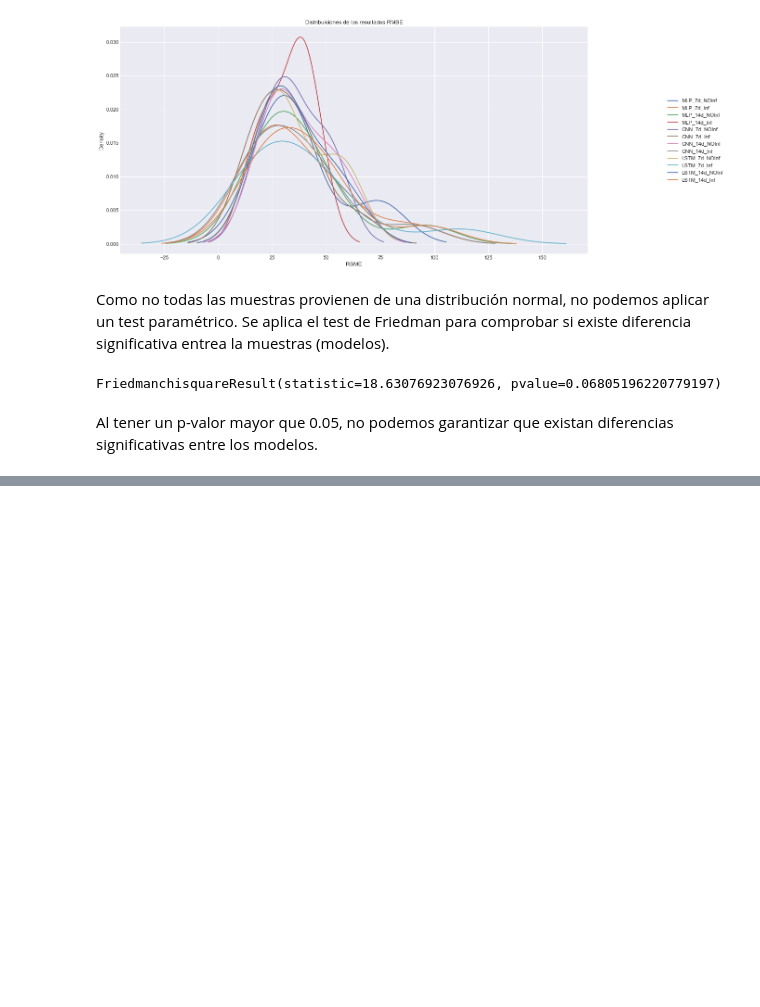
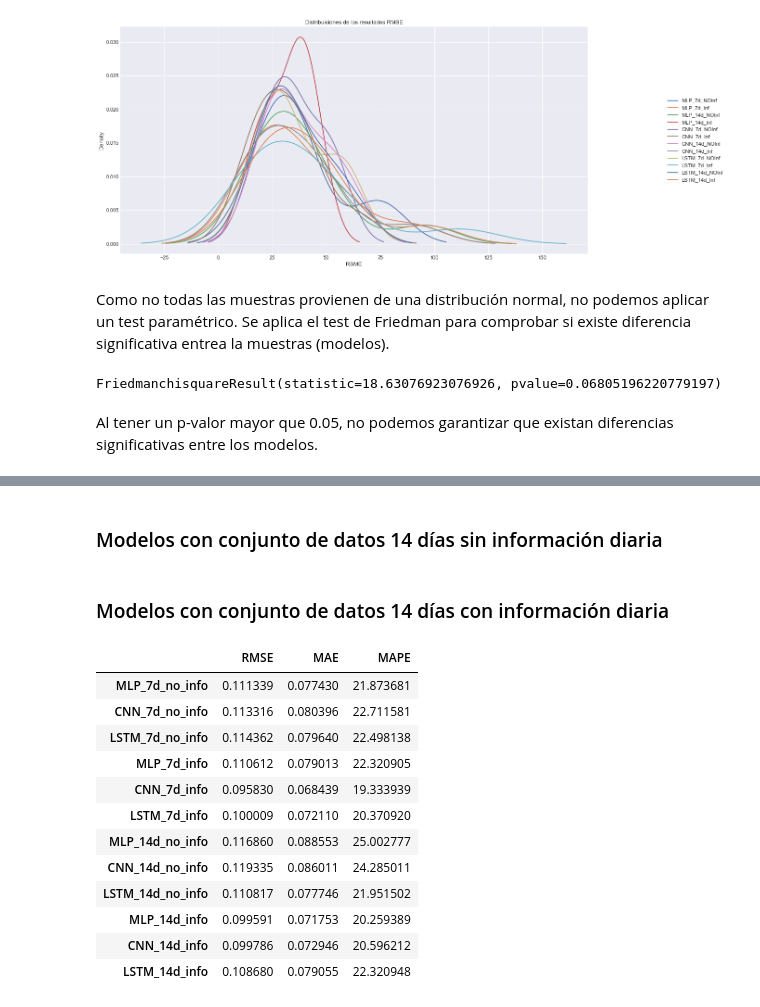
Before and after one commit to AlexMtGit/TFG, a Jupyter notebook: Notebooks/06_Comparacion.ipynb, the cells around one changed output, grey strips where cells are left out. Drawn from its saved outputs; the diff is of its cells as text; code cells hidden in the pictures; blank space fills up the shorter version.

```diff
--- a/Notebooks/06_Comparacion.ipynb
+++ b/Notebooks/06_Comparacion.ipynb
@@ -268,0 +351,2 @@ Al tener un p-valor mayor que 0.05, no podemos garantizar que existan diferencia
+# %% [markdown]
+### Modelos con conjunto de datos 14 días sin información diaria
@@ -268,0 +383,48 @@ Al tener un p-valor mayor que 0.05, no podemos garantizar que existan diferencia
+# %% [markdown]
+### Modelos con conjunto de datos 14 días con información diaria
+# %%
+df_14d_info = pd.read_csv(r'./consumo_diario_03_14d_info.csv',parse_dates=["Fecha"], index_col=["Fecha"])
+_, X_test_14d_info, _, y_test_true = supporter.split_train_test(df_14d_info,
+                                                train_size_=train_size,test_size_=test_size,scale=True,verbose=False)
+
+
+# MLP
+clf_mlp_14d_info_normalizado = joblib.load('mlp_14d_info_normalizado_clf.pkl')
+predictor_mlp_14d_info = clf_mlp_14d_info_normalizado.best_estimator_
+y_pred_mlp_14d_info = predictor_mlp_14d_info.predict(X_test_14d_info)
+mlp_14d_info_rmse_test, mlp_14d_info_mae_test, mlp_14d_info_mape_test=supporter.get_test_prediction_errors(y_test_true,
+                                                                                                        y_pred_mlp_14d_info)
+errores_df.loc['MLP_14d_info'] = [mlp_14d_info_rmse_test, mlp_14d_info_mae_test, mlp_14d_info_mape_test]
+modelos.append('MLP_14d_info')
+
+# CNN
+predictor_cnn_14d_info = load_model('CNN_14d_info_normalizado_best_model.h5')
+y_pred_cnn_14d_info = predictor_cnn_14d_info.predict(X_test_14d_info)
+cnn_14d_info_rmse_test, cnn_14d_info_mae_test, cnn_14d_info_mape_test=supporter.get_test_prediction_errors(y_test_true,
+                                                                                                        y_pred_cnn_14d_info)
+errores_df.loc['CNN_14d_info'] = [cnn_14d_info_rmse_test, cnn_14d_info_mae_test, cnn_14d_info_mape_test]
+modelos.append('CNN_14d_info')
+
+# LSTM
+predictor_lstm_14d_info = load_model('LSTM_14d_info_normalizado_best_model.h5')
+y_pred_lstm_14d_info = predictor_lstm_14d_info.predict(X_test_14d_info)
+lstm_14d_info_rmse_test, lstm_14d_info_mae_test, lstm_14d_info_mape_test=supporter.get_test_prediction_errors(y_test_true,
+                                                                                                        y_pred_lstm_14d_info)
+errores_df.loc['LSTM_14d_info'] = [lstm_14d_info_rmse_test, lstm_14d_info_mae_test, lstm_14d_info_mape_test]
+modelos.append('LSTM_14d_info')
+# %%
+errores_df
+# %% [output]
+|  | RMSE | MAE | MAPE |
+| MLP_7d_no_info | 0.111339 | 0.077430 | 21.873681 |
+| CNN_7d_no_info | 0.113316 | 0.080396 | 22.711581 |
+| LSTM_7d_no_info | 0.114362 | 0.079640 | 22.498138 |
+| MLP_7d_info | 0.110612 | 0.079013 | 22.320905 |
+| CNN_7d_info | 0.095830 | 0.068439 | 19.333939 |
+| LSTM_7d_info | 0.100009 | 0.072110 | 20.370920 |
+| MLP_14d_no_info | 0.116860 | 0.088553 | 25.002777 |
+| CNN_14d_no_info | 0.119335 | 0.086011 | 24.285011 |
+| LSTM_14d_no_info | 0.110817 | 0.077746 | 21.951502 |
+| MLP_14d_info | 0.099591 | 0.071753 | 20.259389 |
+| CNN_14d_info | 0.099786 | 0.072946 | 20.596212 |
+| LSTM_14d_info | 0.108680 | 0.079055 | 22.320948 |
```
Also changed, not shown: parts of 14 cells of this notebook.
